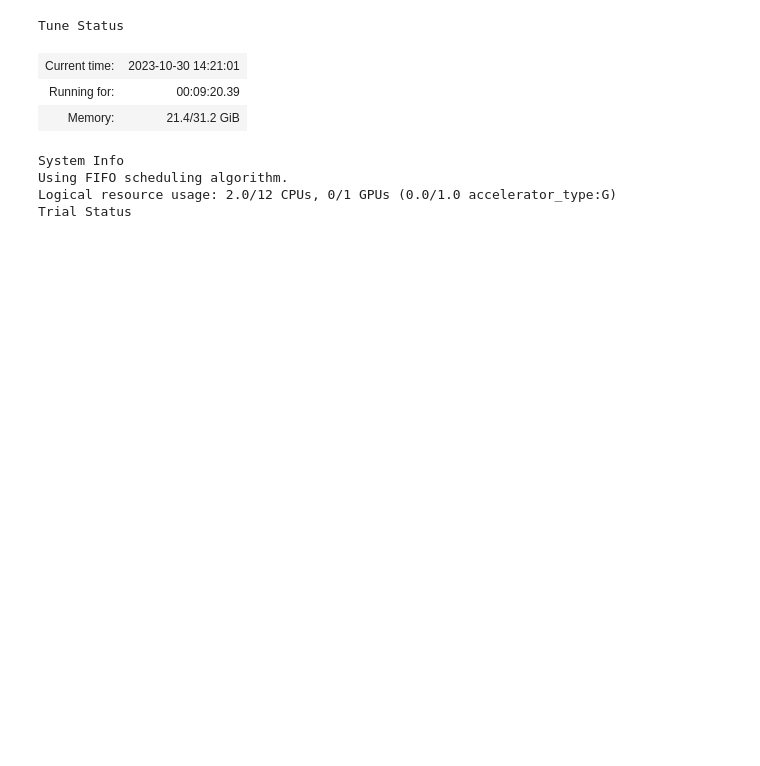
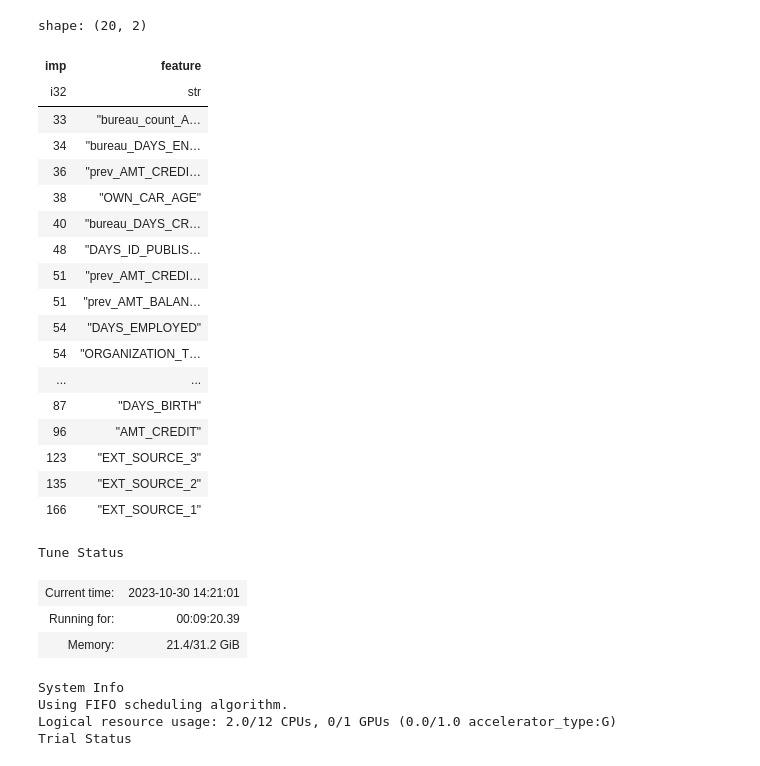
Before and after one commit to gediminas-skvarnavicius/home-credit-group-ml, a Jupyter notebook: model_1_difficulties.ipynb, the cells around one changed output. Drawn from its saved outputs; the diff is of its cells as text; code cells hidden in the pictures; blank space fills up the shorter version.

```diff
--- a/model_1_difficulties.ipynb
+++ b/model_1_difficulties.ipynb
@@ -51,3 +87,25 @@ scores
+# %%
+pl.DataFrame({"imp":full_pipeline['model'].feature_importances_,'feature':full_pipeline['preprocessing'].fit_transform(X_train,y_train).columns}).sort('imp')[-20:]
+# %% [output]
+shape: (20, 2)
+| imp | feature |
+| i32 | str |
+| 33 | "bureau_count_A… |
+| 34 | "bureau_DAYS_EN… |
+| 36 | "prev_AMT_CREDI… |
+| 38 | "OWN_CAR_AGE" |
+| 40 | "bureau_DAYS_CR… |
+| 48 | "DAYS_ID_PUBLIS… |
+| 51 | "prev_AMT_CREDI… |
+| 51 | "prev_AMT_BALAN… |
+| 54 | "DAYS_EMPLOYED" |
+| 54 | "ORGANIZATION_T… |
+| ... | ... |
+| 87 | "DAYS_BIRTH" |
+| 96 | "AMT_CREDIT" |
+| 123 | "EXT_SOURCE_3" |
+| 135 | "EXT_SOURCE_2" |
+| 166 | "EXT_SOURCE_1" |
 # %%
 models = tunes.Models()
 search_space_lgbm = {
```
Also changed, not shown: parts of 5 cells of this notebook.
